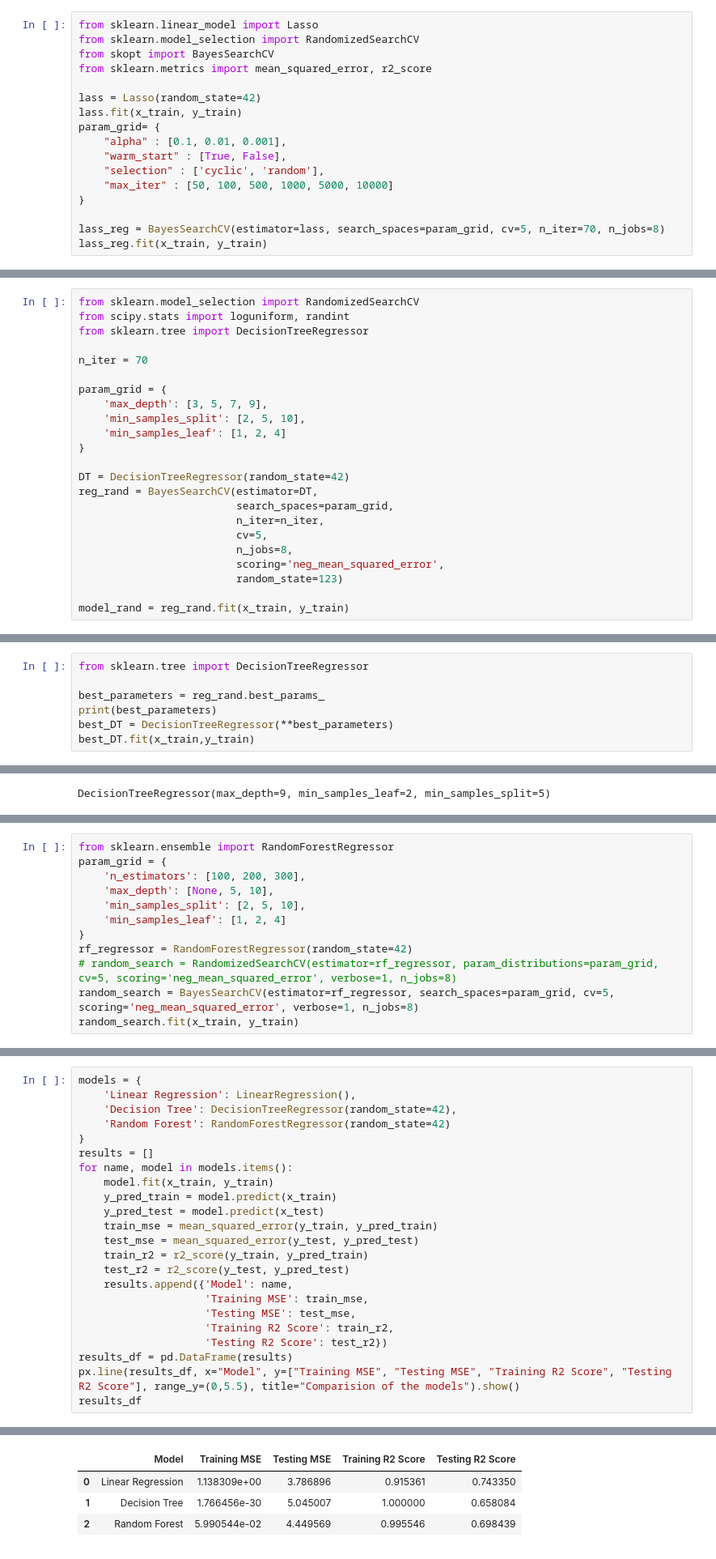
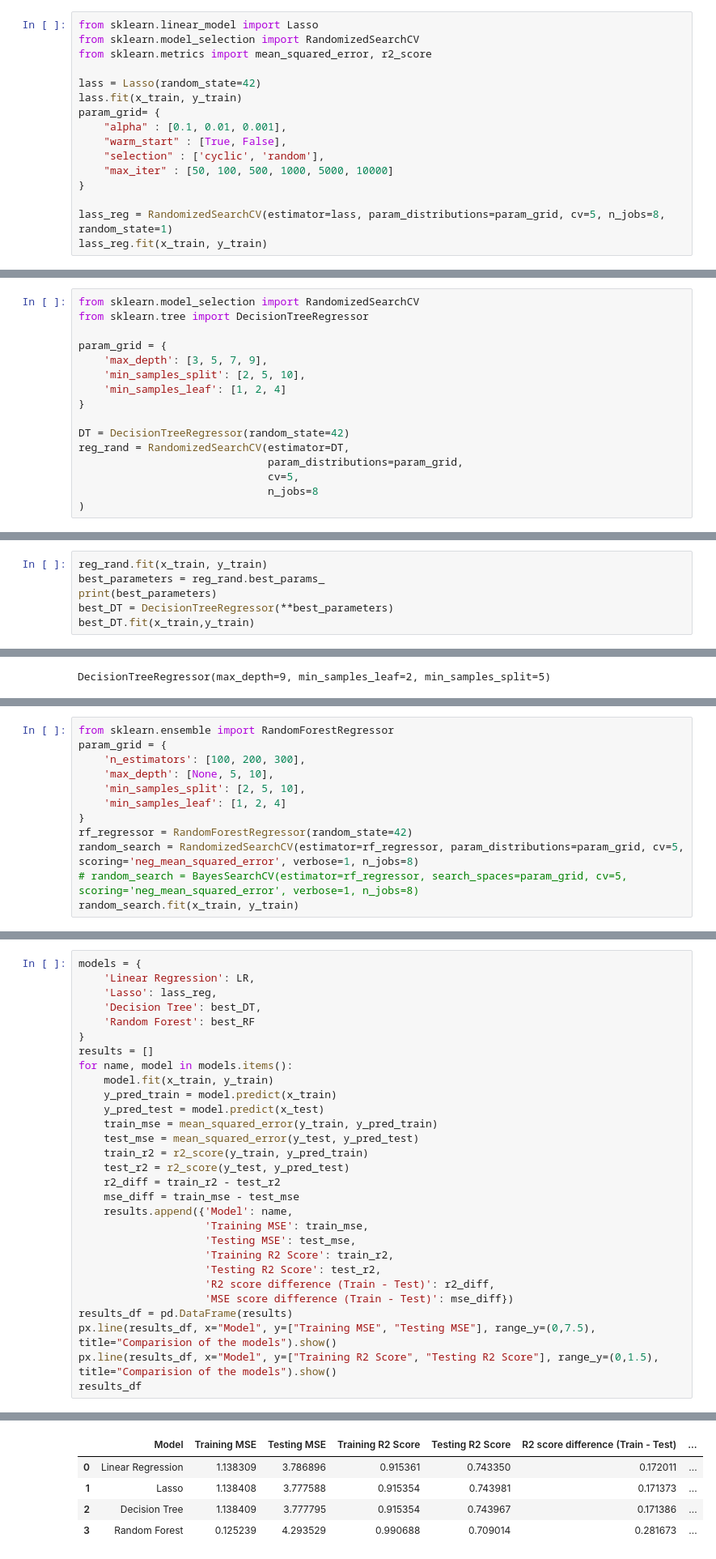
Before and after one commit to whitedevil0830/OIB-SIP-Projects, a Jupyter notebook: TASK - 3/Car_Price_dataset_OIB.ipynb, the cells around one changed output, grey strips where cells are left out. Shown at 81% size. Drawn from its saved outputs; the diff is of its cells as text.

```diff
--- a/TASK - 3/Car_Price_dataset_OIB.ipynb
+++ b/TASK - 3/Car_Price_dataset_OIB.ipynb
@@ -225,7 +255,6 @@ LinearRegression()
 # %%
 from sklearn.linear_model import Lasso
 from sklearn.model_selection import RandomizedSearchCV
-from skopt import BayesSearchCV
 from sklearn.metrics import mean_squared_error, r2_score
 
 lass = Lasso(random_state=42)
@@ -237,6 +266,6 @@ param_grid= {
     "max_iter" : [50, 100, 500, 1000, 5000, 10000]
 }
 
-lass_reg = BayesSearchCV(estimator=lass, search_spaces=param_grid, cv=5, n_iter=70, n_jobs=8)
+lass_reg = RandomizedSearchCV(estimator=lass, param_distributions=param_grid, cv=5, n_jobs=8, random_state=1)
 lass_reg.fit(x_train, y_train)
 # %% [output]
@@ -284,9 +298,6 @@ print(lr_mse, "\n", lr_r2)
 # %%
 from sklearn.model_selection import RandomizedSearchCV
-from scipy.stats import loguniform, randint
 from sklearn.tree import DecisionTreeRegressor
-
-n_iter = 70
 
 param_grid = {
     'max_depth': [3, 5, 7, 9],
@@ -295,12 +306,8 @@ param_grid = {
 }
 
 DT = DecisionTreeRegressor(random_state=42)
-reg_rand = BayesSearchCV(estimator=DT,
-                         search_spaces=param_grid,
-                         n_iter=n_iter,
-                         cv=5,
-                         n_jobs=8,
-                         scoring='neg_mean_squared_error',
-                         random_state=123)
-
-model_rand = reg_rand.fit(x_train, y_train)
+reg_rand = RandomizedSearchCV(estimator=DT,
+                              param_distributions=param_grid,
+                              cv=5,
+                              n_jobs=8
+)
@@ -325,6 +314,5 @@ The objective has been evaluated at point [9, 2, 5] before, using random point [
 # %%
-from sklearn.tree import DecisionTreeRegressor
-
+reg_rand.fit(x_train, y_train)
 best_parameters = reg_rand.best_params_
 print(best_parameters)
 best_DT = DecisionTreeRegressor(**best_parameters)
@@ -362,7 +349,7 @@ param_grid = {
     'min_samples_leaf': [1, 2, 4]
 }
 rf_regressor = RandomForestRegressor(random_state=42)
-# random_search = RandomizedSearchCV(estimator=rf_regressor, param_distributions=param_grid, cv=5, scoring='neg_mean_squared_error', verbose=1, n_jobs=8)
-random_search = BayesSearchCV(estimator=rf_regressor, search_spaces=param_grid, cv=5, scoring='neg_mean_squared_error', verbose=1, n_jobs=8)
+random_search = RandomizedSearchCV(estimator=rf_regressor, param_distributions=param_grid, cv=5, scoring='neg_mean_squared_error', verbose=1, n_jobs=8)
+# random_search = BayesSearchCV(estimator=rf_regressor, search_spaces=param_grid, cv=5, scoring='neg_mean_squared_error', verbose=1, n_jobs=8)
 random_search.fit(x_train, y_train)
 # %% [output]
@@ -446,29 +392,36 @@ Testing R2 Score: 0.6984390555330169
 # %%
 models = {
-    'Linear Regression': LinearRegression(),
-    'Decision Tree': DecisionTreeRegressor(random_state=42),
-    'Random Forest': RandomForestRegressor(random_state=42)
+    'Linear Regression': LR,
+    'Lasso': lass_reg,
+    'Decision Tree': best_DT,
+    'Random Forest': best_RF
 }
 results = []
 for name, model in models.items():
     model.fit(x_train, y_train)
     y_pred_train = model.predict(x_train)
     y_pred_test = model.predict(x_test)
     train_mse = mean_squared_error(y_train, y_pred_train)
     test_mse = mean_squared_error(y_test, y_pred_test)
     train_r2 = r2_score(y_train, y_pred_train)
     test_r2 = r2_score(y_test, y_pred_test)
+    r2_diff = train_r2 - test_r2
+    mse_diff = train_mse - test_mse
     results.append({'Model': name,
                     'Training MSE': train_mse,
                     'Testing MSE': test_mse,
                     'Training R2 Score': train_r2,
-                    'Testing R2 Score': test_r2})
+                    'Testing R2 Score': test_r2,
+                    'R2 score difference (Train - Test)': r2_diff,
+                    'MSE score difference (Train - Test)': mse_diff})
 results_df = pd.DataFrame(results)
-px.line(results_df, x="Model", y=["Training MSE", "Testing MSE", "Training R2 Score", "Testing R2 Score"], range_y=(0,5.5), title="Comparision of the models").show()
+px.line(results_df, x="Model", y=["Training MSE", "Testing MSE"], range_y=(0,7.5), title="Comparision of the models").show()
+px.line(results_df, x="Model", y=["Training R2 Score", "Testing R2 Score"], range_y=(0,1.5), title="Comparision of the models").show()
 results_df
 # %% [output]
 A column-vector y was passed when a 1d array was expected. Please change the shape of y to (n_samples,), for example using ravel().
-|  | Model | Training MSE | Testing MSE | Training R2 Score | Testing R2 Score |
-| 0 | Linear Regression | 1.138309e+00 | 3.786896 | 0.915361 | 0.743350 |
-| 1 | Decision Tree | 1.766456e-30 | 5.045007 | 1.000000 | 0.658084 |
-| 2 | Random Forest | 5.990544e-02 | 4.449569 | 0.995546 | 0.698439 |
+|  | Model | Training MSE | Testing MSE | Training R2 Score | Testing R2 Score | R2 score difference (Train - Test) | ... |
+| 0 | Linear Regression | 1.138309 | 3.786896 | 0.915361 | 0.743350 | 0.172011 | ... |
+| 1 | Lasso | 1.138408 | 3.777588 | 0.915354 | 0.743981 | 0.171373 | ... |
+| 2 | Decision Tree | 1.138409 | 3.777795 | 0.915354 | 0.743967 | 0.171386 | ... |
+| 3 | Random Forest | 0.125239 | 4.293529 | 0.990688 | 0.709014 | 0.281673 | ... |
```
Also changed, not shown: parts of 27 cells of this notebook.
